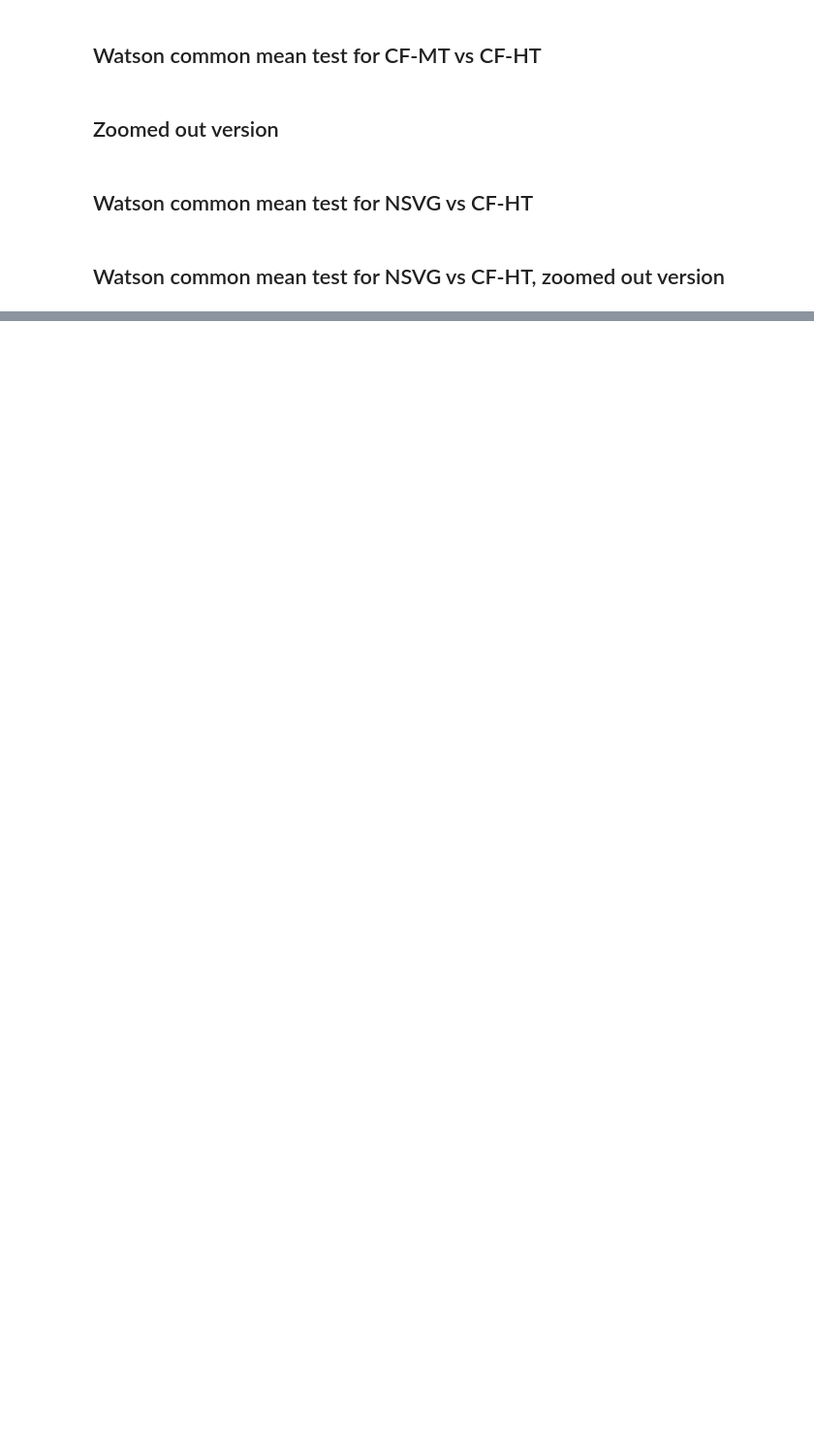
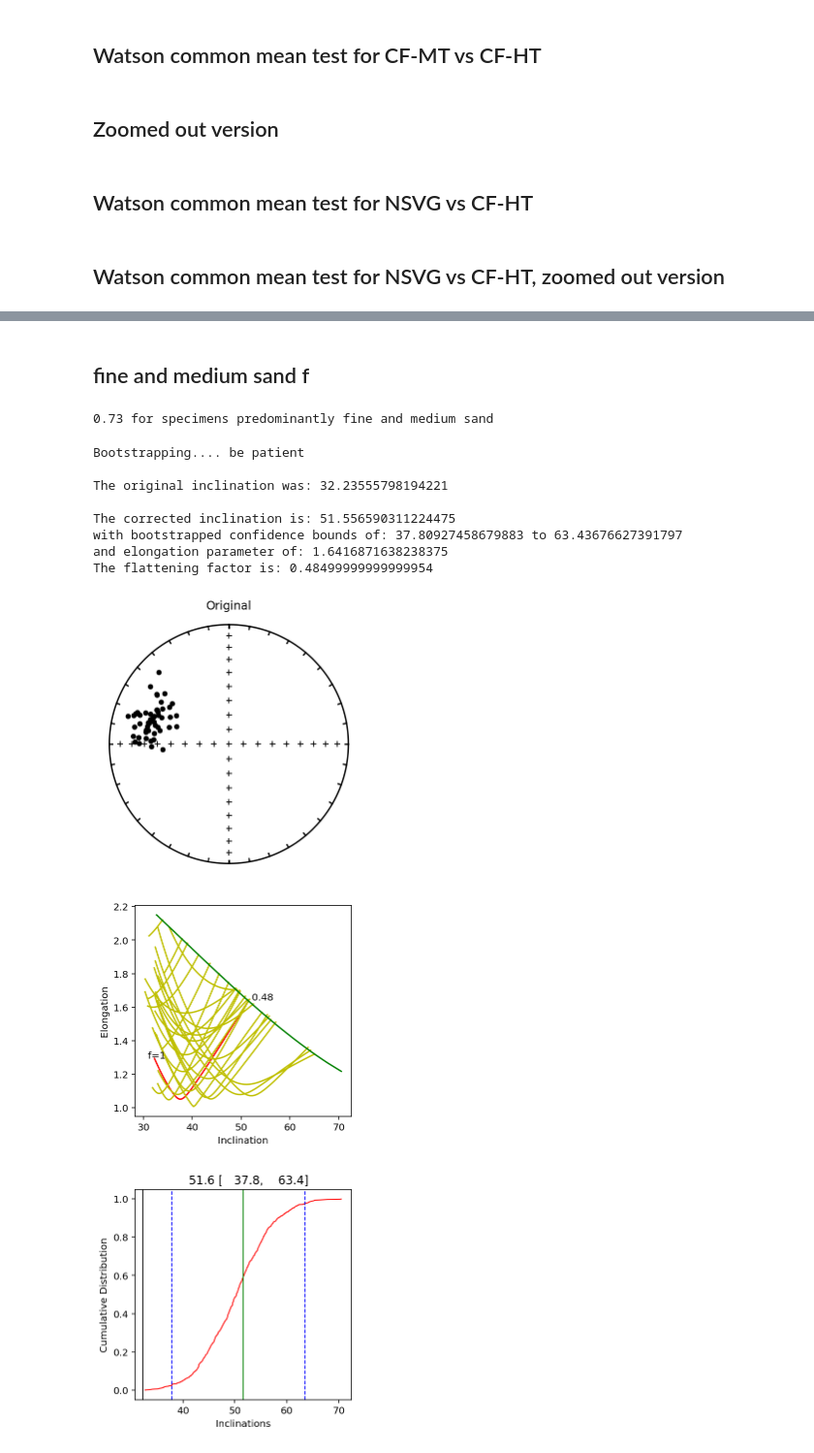
Before and after one commit to Swanson-Hysell-Group/Inclination_Shallowing, a Jupyter notebook: code/Notebooks/Cutface_common_mean_tests.ipynb, the cells around one changed output, grey strips where cells are left out. Shown at 97% size. Saved outputs shown, nothing was run; the diff lists cells and outputs as text; code cells hidden in the pictures; blank space fills up the shorter version.

```diff
--- a/code/Notebooks/Cutface_common_mean_tests.ipynb
+++ b/code/Notebooks/Cutface_common_mean_tests.ipynb
@@ -173,0 +259,6 @@ specimens_mt_tc
+# %% [markdown]
+## fine and medium sand f
+# %%
+cf_c_grain=cf_specimens_directions_and_grain[(cf_specimens_directions_and_grain['primary_grain_size']>2) & (cf_specimens_directions_and_grain['dir_comp']=='ht')&(cf_specimens_directions_and_grain['dir_tilt_correction']==100)]
+cf_c_grain_incs=cf_c_grain['dir_inc']
+cf_c_grain_decs=grain_decs=cf_c_grain['dir_dec']
@@ -173,0 +284,24 @@ specimens_mt_tc
+# %%
+good_angles_c_grain_saved=(np.loadtxt('good_angles_c_grain.txt')).tolist()
+index_angle_c_grain=good_angles_c_grain_saved.index(min(good_angles_c_grain_saved))
+good_factors_c_grain_saved=(np.loadtxt('good_factors_c_grain.txt')).tolist()
+best_f_c_grain=round(good_factors_c_grain_saved[index_angle_c_grain], 5)
+print(best_f_c_grain,'for specimens predominantly fine and medium sand')
+# %% [output]
+0.73 for specimens predominantly fine and medium sand
+# %%
+cf_c_block=ipmag.make_di_block(cf_c_grain_decs.tolist(),cf_c_grain_incs.tolist())
+
+ipmag.find_ei(np.array(cf_c_block))
+# %% [output]
+Bootstrapping.... be patient
+
+The original inclination was: 32.23555798194221
+
+The corrected inclination is: 51.556590311224475
+with bootstrapped confidence bounds of: 37.80927458679883 to 63.43676627391797
+and elongation parameter of: 1.6416871638238375
+The flattening factor is: 0.48499999999999954
+[figure, added]
+[figure, added]
+[figure, added]
```
Also changed, not shown: parts of 24 cells of this notebook, 10 other files.
